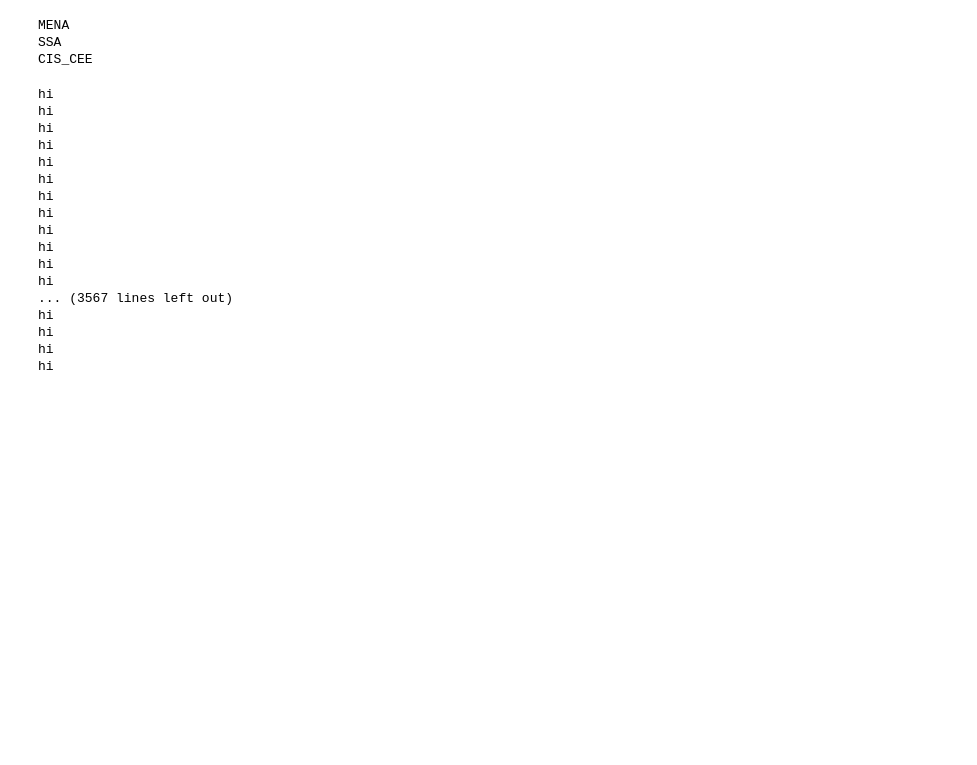
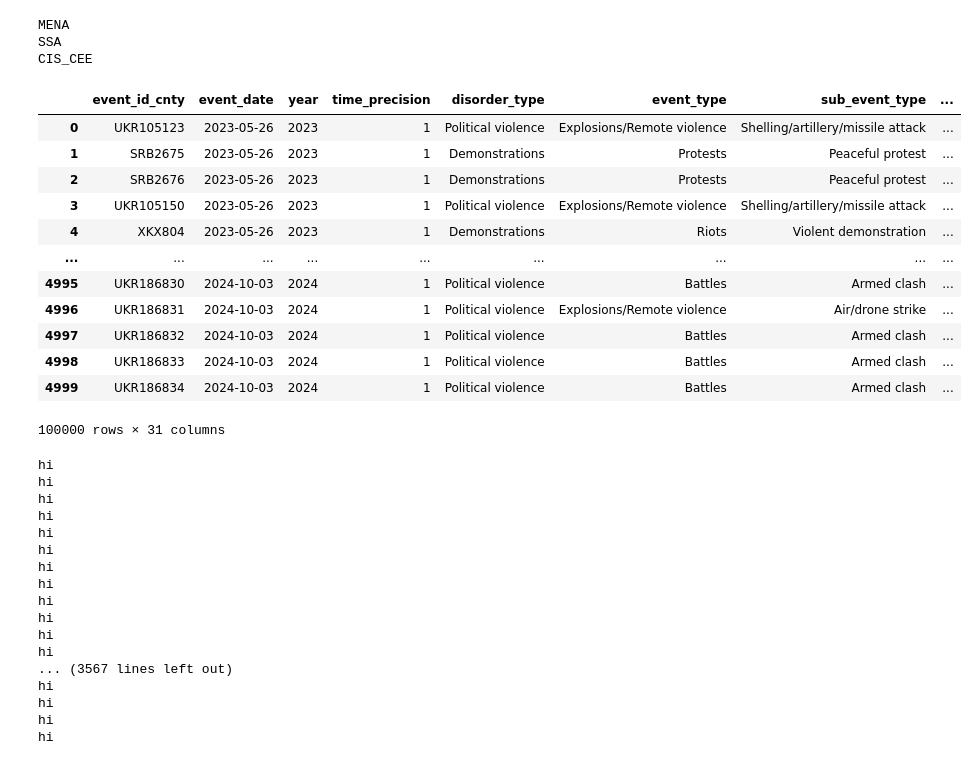
Before and after one commit to weirdaxe/war_tracker, a Jupyter notebook: api_pull.ipynb, the cells around one changed output. Saved outputs shown, nothing was run; the diff lists cells and outputs as text; code cells hidden in the pictures; blank space fills up the shorter version.

Commit message:
drop duplicates

```diff
--- a/api_pull.ipynb
+++ b/api_pull.ipynb
@@ -70,6 +70,22 @@ for i, iso in list_txts.items():
 MENA
 SSA
 CIS_CEE
+# %%
+df.drop_duplicates(subset=["event_id_cnty"])
+# %% [output]
+|  | event_id_cnty | event_date | year | time_precision | disorder_type | event_type | sub_event_type | ... |
+| 0 | UKR105123 | 2023-05-26 | 2023 | 1 | Political violence | Explosions/Remote violence | Shelling/artillery/missile attack | ... |
+| 1 | SRB2675 | 2023-05-26 | 2023 | 1 | Demonstrations | Protests | Peaceful protest | ... |
+| 2 | SRB2676 | 2023-05-26 | 2023 | 1 | Demonstrations | Protests | Peaceful protest | ... |
+| 3 | UKR105150 | 2023-05-26 | 2023 | 1 | Political violence | Explosions/Remote violence | Shelling/artillery/missile attack | ... |
+| 4 | XKX804 | 2023-05-26 | 2023 | 1 | Demonstrations | Riots | Violent demonstration | ... |
+| ... | ... | ... | ... | ... | ... | ... | ... | ... |
+| 4995 | UKR186830 | 2024-10-03 | 2024 | 1 | Political violence | Battles | Armed clash | ... |
+| 4996 | UKR186831 | 2024-10-03 | 2024 | 1 | Political violence | Explosions/Remote violence | Air/drone strike | ... |
+| 4997 | UKR186832 | 2024-10-03 | 2024 | 1 | Political violence | Battles | Armed clash | ... |
+| 4998 | UKR186833 | 2024-10-03 | 2024 | 1 | Political violence | Battles | Armed clash | ... |
+| 4999 | UKR186834 | 2024-10-03 | 2024 | 1 | Political violence | Battles | Armed clash | ... |
+100000 rows × 31 columns
 # %%
 """
 MENA Countries:
```
Also changed, not shown: 1 other file.
